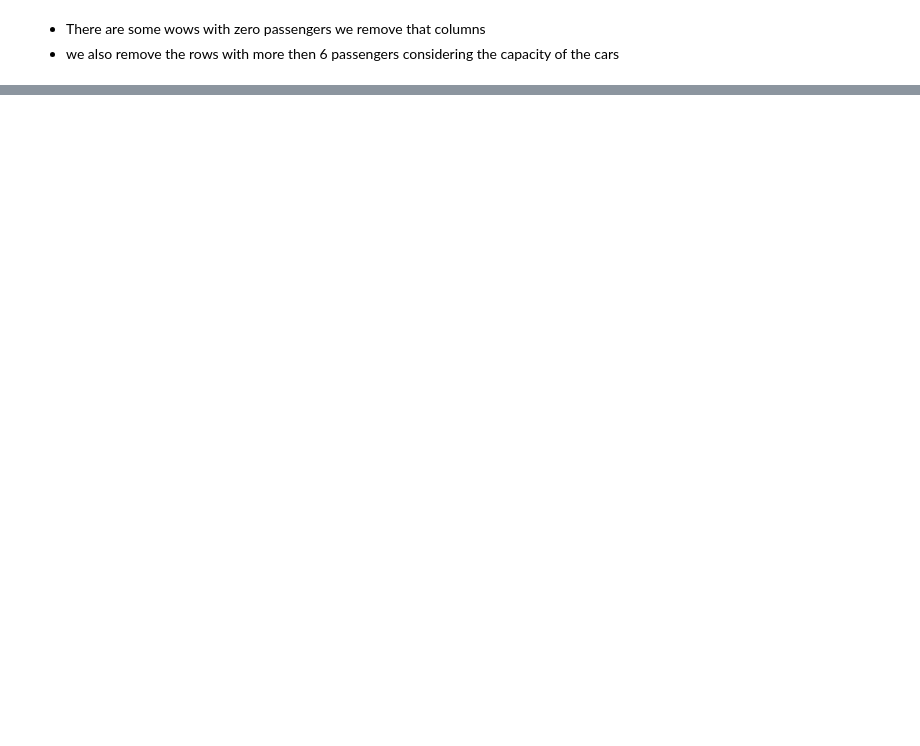
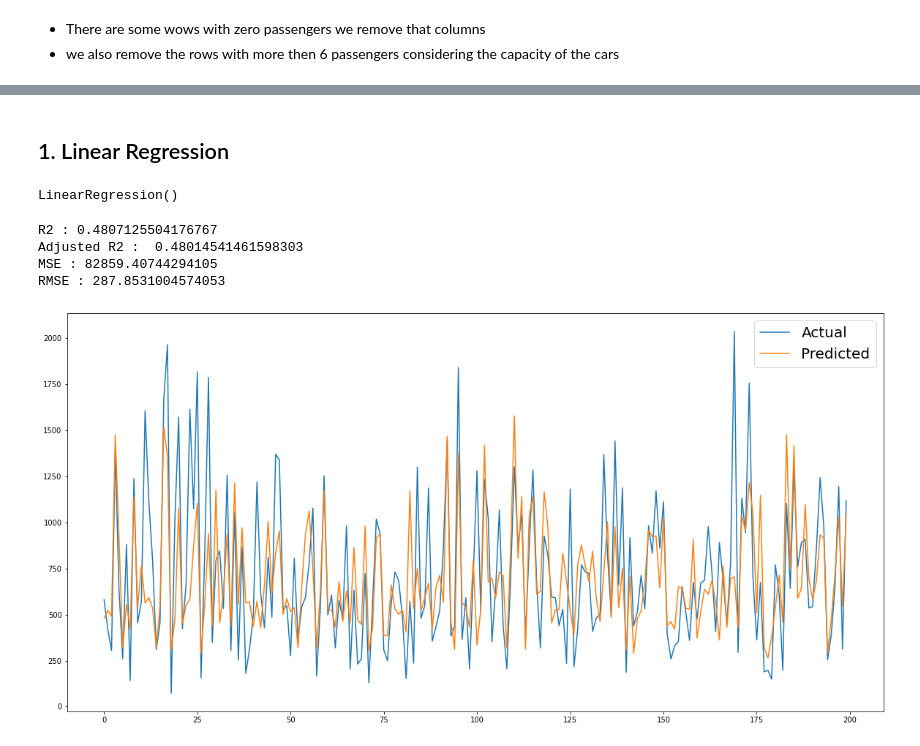
Before and after one commit to prabindebnath25/NYC-Taxi-Trip-Time-Prediction, a Jupyter notebook: NYC_Taxi_Trip_Time_Prediction_Capstone_Project.ipynb, the cells around one changed output, grey strips where cells are left out. Drawn from its saved outputs; the diff is of its cells as text; code cells hidden in the pictures; blank space fills up the shorter version.

```diff
--- a/NYC_Taxi_Trip_Time_Prediction_Capstone_Project.ipynb
+++ b/NYC_Taxi_Trip_Time_Prediction_Capstone_Project.ipynb
@@ -306,0 +382,8 @@ Name: passenger_count, dtype: int64
+# %%
+# Train Test Split.
+X_train, X_test, y_train, y_test = train_test_split(X, y,test_size=0.2,random_state =5)
+# %%
+# Scale the data
+scaler = StandardScaler()
+X_train = scaler.fit_transform(X_train)
+X_test = scaler.transform(X_test)
@@ -306,0 +398,35 @@ Name: passenger_count, dtype: int64
+# %% [markdown]
+## 1. Linear Regression
+# %%
+# Applying Linear regression
+lr = LinearRegression()
+lr.fit(X_train,y_train)
+# %% [output]
+LinearRegression()
+# %%
+y_pred = lr.predict(X_test)
+# %%
+ # Evelustion metrics Linear Regression
+r2 = r2_score(y_test, y_pred)
+MSE= mean_squared_error(y_pred, y_test)
+RMSE = np.sqrt(MSE)
+Adjusted_r2 = 1-(1-r2_score(y_test,y_pred))*((X_test.shape[0]-1)/(X_test.shape[0]-X_test.shape[1]-1))
+
+print("R2 :" ,r2)
+print("Adjusted R2 : ",Adjusted_r2)
+print("MSE :" , MSE)
+print("RMSE :" ,RMSE)
+# %% [output]
+R2 : 0.4807125504176767
+Adjusted R2 :  0.48014541461598303
+MSE : 82859.40744294105
+RMSE : 287.8531004574053
+# %%
+# Plotting actual and predicted values to find the difference
+plt.figure(figsize = (20,10))
+plt.plot(np.array(y_test[:200]))
+plt.plot(np.array(y_pred[:200]))
+plt.legend(["Actual","Predicted"],prop={'size': 20})
+plt.show()
+# %% [output]
+[figure, added]
```
Also changed, not shown: parts of 40 cells of this notebook.
